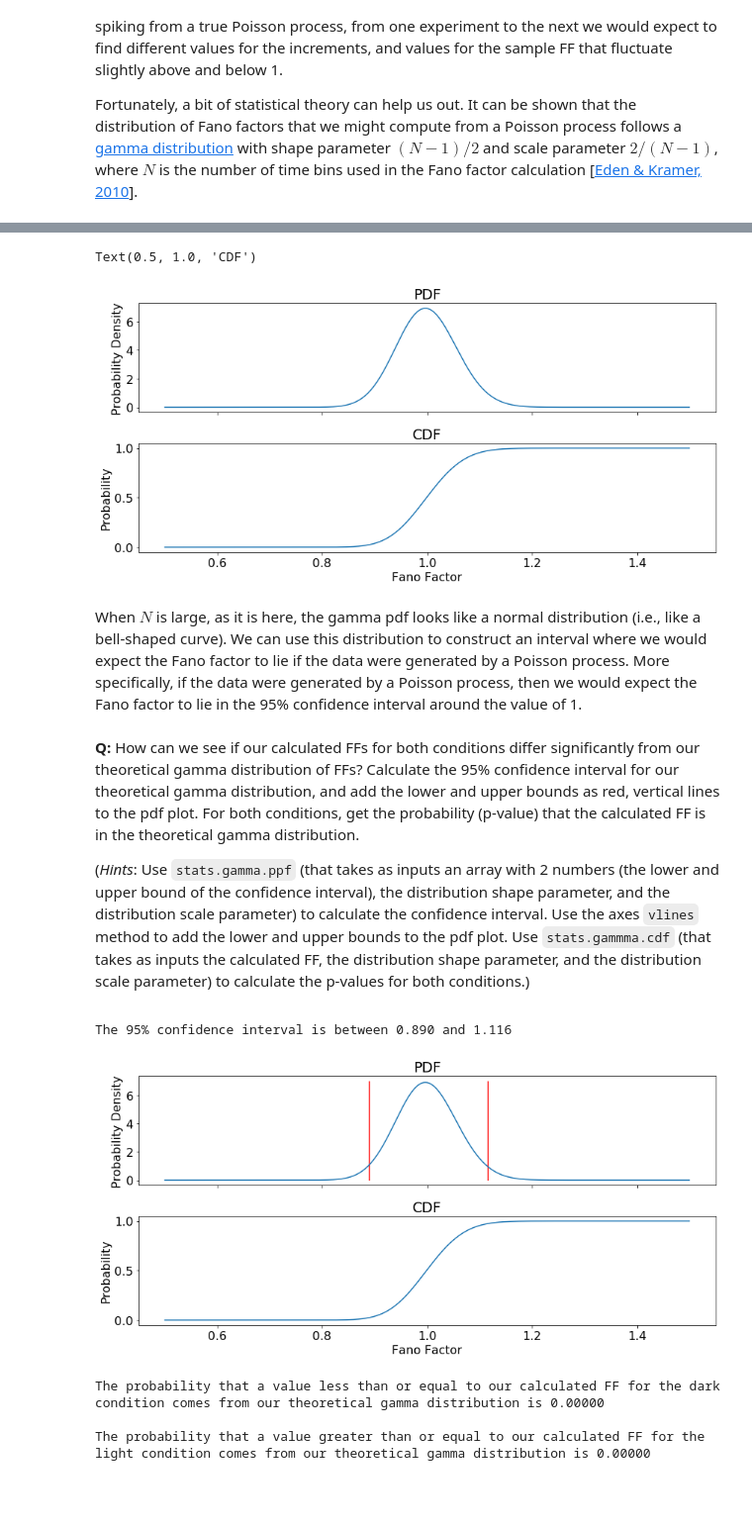
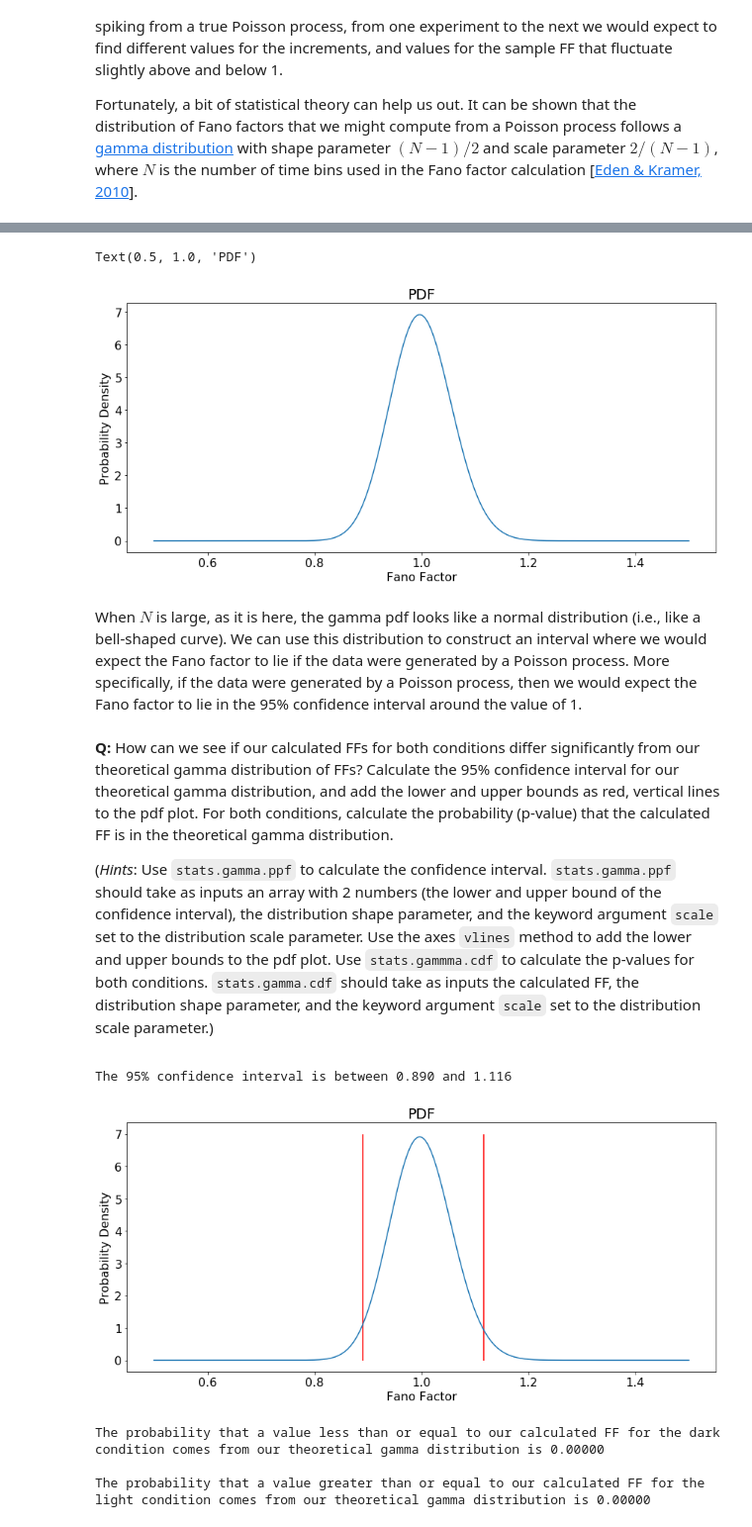
Before and after one commit to jaib1/Case-Studies-Python, a Jupyter notebook: content/08/basic-visualizations-and-descriptive-statistics-of-spike-train-data.ipynb, the cells around one changed output, grey strips where cells are left out. Shown at 99% size. Cells and saved outputs as stored; diff of their text form; code cells hidden in the pictures; blank space fills up the shorter version.

```diff
--- a/content/08/basic-visualizations-and-descriptive-statistics-of-spike-train-data.ipynb
+++ b/content/08/basic-visualizations-and-descriptive-statistics-of-spike-train-data.ipynb
@@ -537,47 +555,45 @@ $2/(N - 1)$, where $N$ is the number of time bins used in the Fano factor calcul
 
 </div>
 # %%
-# Create x-axis values
+## Plot the gamma distribution pdf
+
+# Create x-axis values.
 xax_vals = np.linspace(.5, 1.5, 1000)
 
-# Compute the shape and scale parameters, and create the gamma pdf and cdf
+# Compute the shape and scale parameters, and create the gamma pdf.
 N = bins.size;
 shape = (N-1) / 2
 scale = 2 / (N-1)
 y_pdf = stats.gamma.pdf(xax_vals, shape, scale=scale)
-y_cdf = stats.gamma.cdf(xax_vals, shape, scale=scale)
 
-# Plot the pdf and cdf
-fig6, ax6 = plt.subplots(nrows=2, ncols=1, sharex=True)
-ax6[0].plot(xax_vals, y_pdf)
-ax6[1].plot(xax_vals, y_cdf)
-ax6[1].set_xlabel('Fano Factor')
-ax6[0].set_ylabel('Probability Density')
-ax6[1].set_ylabel('Probability')
-ax6[0].set_title('PDF')
-ax6[1].set_title('CDF')
+# Plot the pdf.
+fig6, ax6 = plt.subplots()
+ax6.plot(xax_vals, y_pdf)
+ax6.set_xlabel('Fano Factor')
+ax6.set_ylabel('Probability Density')
+ax6.set_title('PDF')
 # %% [output]
-Text(0.5, 1.0, 'CDF')
+Text(0.5, 1.0, 'PDF')
-[figure, old version]
+[figure, new version]
 # %% [markdown]
 When $N$ is large, as it is here, the gamma pdf looks like a normal distribution (i.e., like a bell-shaped curve). We can use this distribution to construct an interval where we would expect the Fano factor to lie if the data were generated by a Poisson process. More specifically, if the data were generated by a Poisson process, then we would expect the Fano factor to lie in the 95% confidence interval around the value of 1.
 # %% [markdown]
 <div class="question">
 
-**Q:** How can we see if our calculated FFs for both conditions differ significantly from our theoretical gamma distribution of FFs? Calculate the 95% confidence interval for our theoretical gamma distribution, and add the lower and upper bounds as red, vertical lines to the pdf plot. For both conditions, get the probability (p-value) that the calculated FF is in the theoretical gamma distribution.
+**Q:** How can we see if our calculated FFs for both conditions differ significantly from our theoretical gamma distribution of FFs? Calculate the 95% confidence interval for our theoretical gamma distribution, and add the lower and upper bounds as red, vertical lines to the pdf plot. For both conditions, calculate the probability (p-value) that the calculated FF is in the theoretical gamma distribution.
 
-(*Hints*: Use `stats.gamma.ppf` (that takes as inputs an array with 2 numbers (the lower and upper bound of the confidence interval), the distribution shape parameter, and the distribution scale parameter) to calculate the confidence interval. Use the axes `vlines` method to add the lower and upper bounds to the pdf plot. Use `stats.gammma.cdf` (that takes as inputs the calculated FF, the distribution shape parameter, and the distribution scale parameter) to calculate the p-values for both conditions.)
+(*Hints*: Use `stats.gamma.ppf` to calculate the confidence interval. `stats.gamma.ppf` should take as inputs an array with 2 numbers (the lower and upper bound of the confidence interval), the distribution shape parameter, and the keyword argument `scale` set to the distribution scale parameter. Use the axes `vlines` method to add the lower and upper bounds to the pdf plot. Use `stats.gammma.cdf` to calculate the p-values for both conditions. `stats.gamma.cdf` should take as inputs the calculated FF, the distribution shape parameter, and the keyword argument `scale` set to the distribution scale parameter.)
 
 </div>
 # %%
-# Calculate 95% condience interval and add it to pdf plot
+## Calculate 95% condience interval and add it to pdf plot
+
 ci = stats.gamma.ppf([.025, .975], shape, scale=scale)
 print('The 95% confidence interval is between {:.3f} and {:.3f}'.format(ci[0], ci[1]))
-ax6[0].vlines(ci[0], ymin=0, ymax=7, color='r')
-ax6[0].vlines(ci[1], ymin=0, ymax=7, color='r')
-# show figure
-fig6
+ax6.vlines(ci[0], ymin=0, ymax=7, color='r')
+ax6.vlines(ci[1], ymin=0, ymax=7, color='r')
+fig6 # show figure
 # %% [output]
 The 95% confidence interval is between 0.890 and 1.116
-[figure, old version]
+[figure, new version]
 # %%
```
Also changed, not shown: parts of 39 cells of this notebook.
